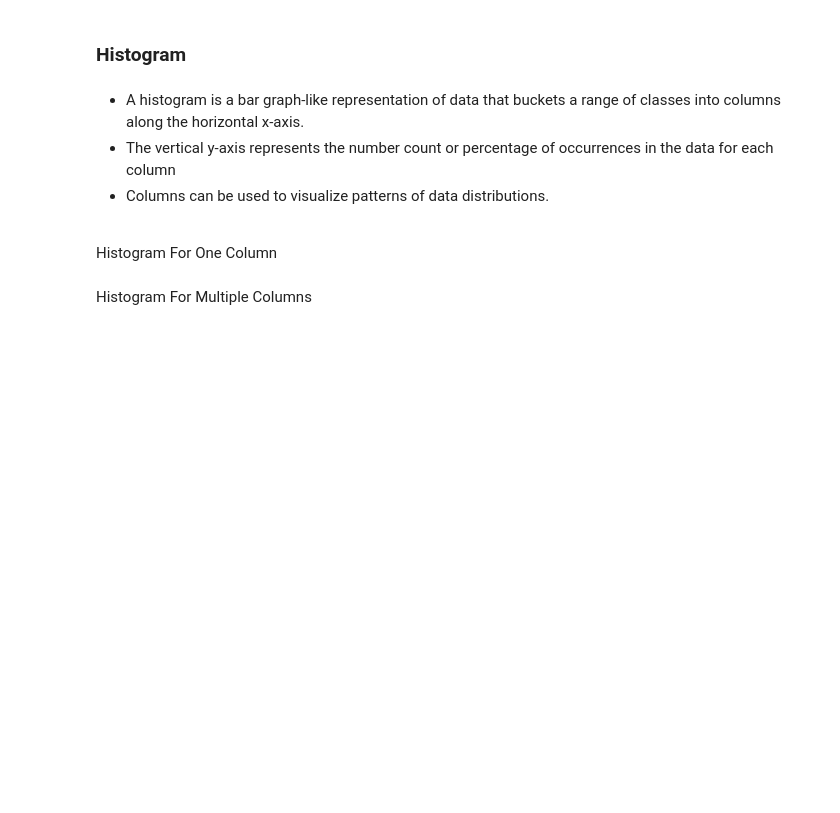
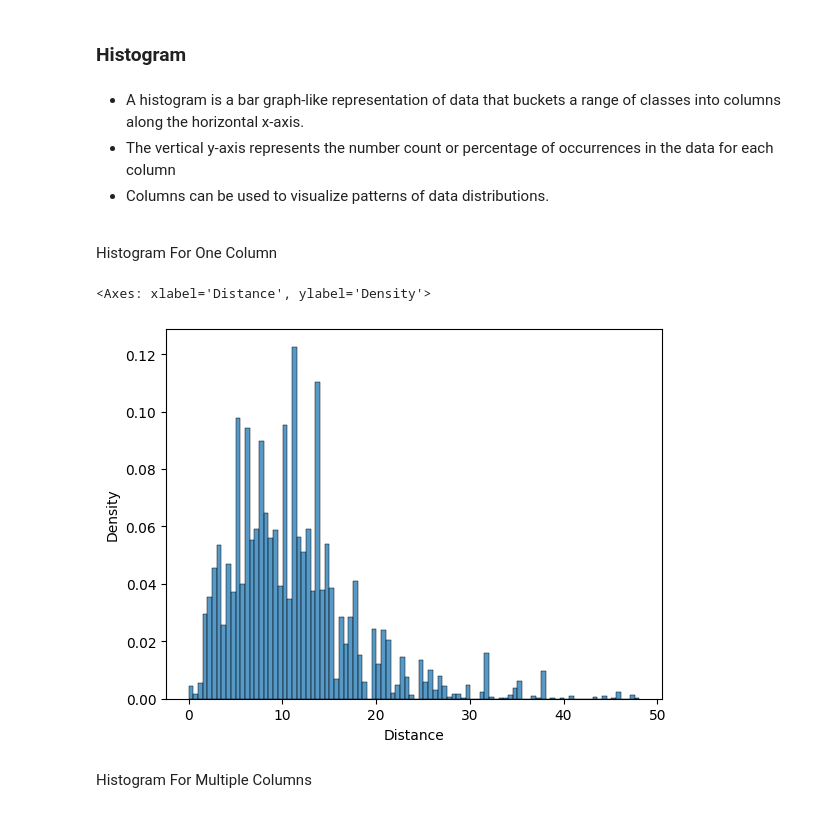
Before and after one commit to Austin-High-AP-CS-Principles/bigdata-melbourne-housing-notes-fwilson12, a Jupyter notebook: Melbourne_Housing_Original.ipynb, the cells around one changed output. Drawn from its saved outputs; the diff is of its cells as text; code cells hidden in the pictures; blank space fills up the shorter version.

Commit message:
visualization basics

```diff
--- a/Melbourne_Housing_Original.ipynb
+++ b/Melbourne_Housing_Original.ipynb
@@ -617,5 +626,10 @@ YouTubeVideo('INSIyaZUXIY')
 
 <br></br>
 Histogram For One Column
+# %%
+sns.histplot(data=data, x= "Distance", stat = "density")
+# %% [output]
+<Axes: xlabel='Distance', ylabel='Density'>
+[figure, added]
 # %% [markdown]
 Histogram For Multiple Columns
```
Also changed, not shown: parts of 18 cells of this notebook.
